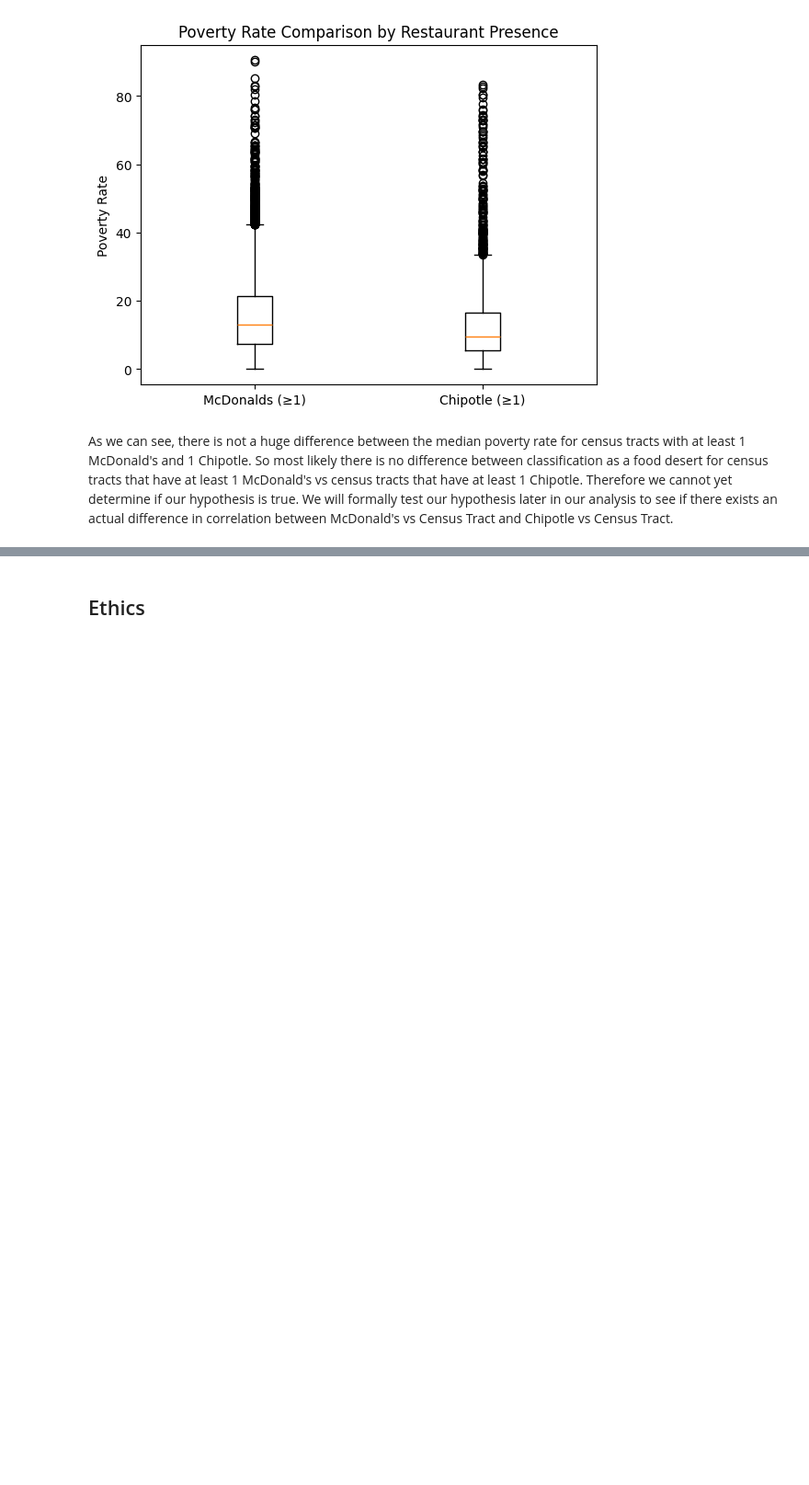
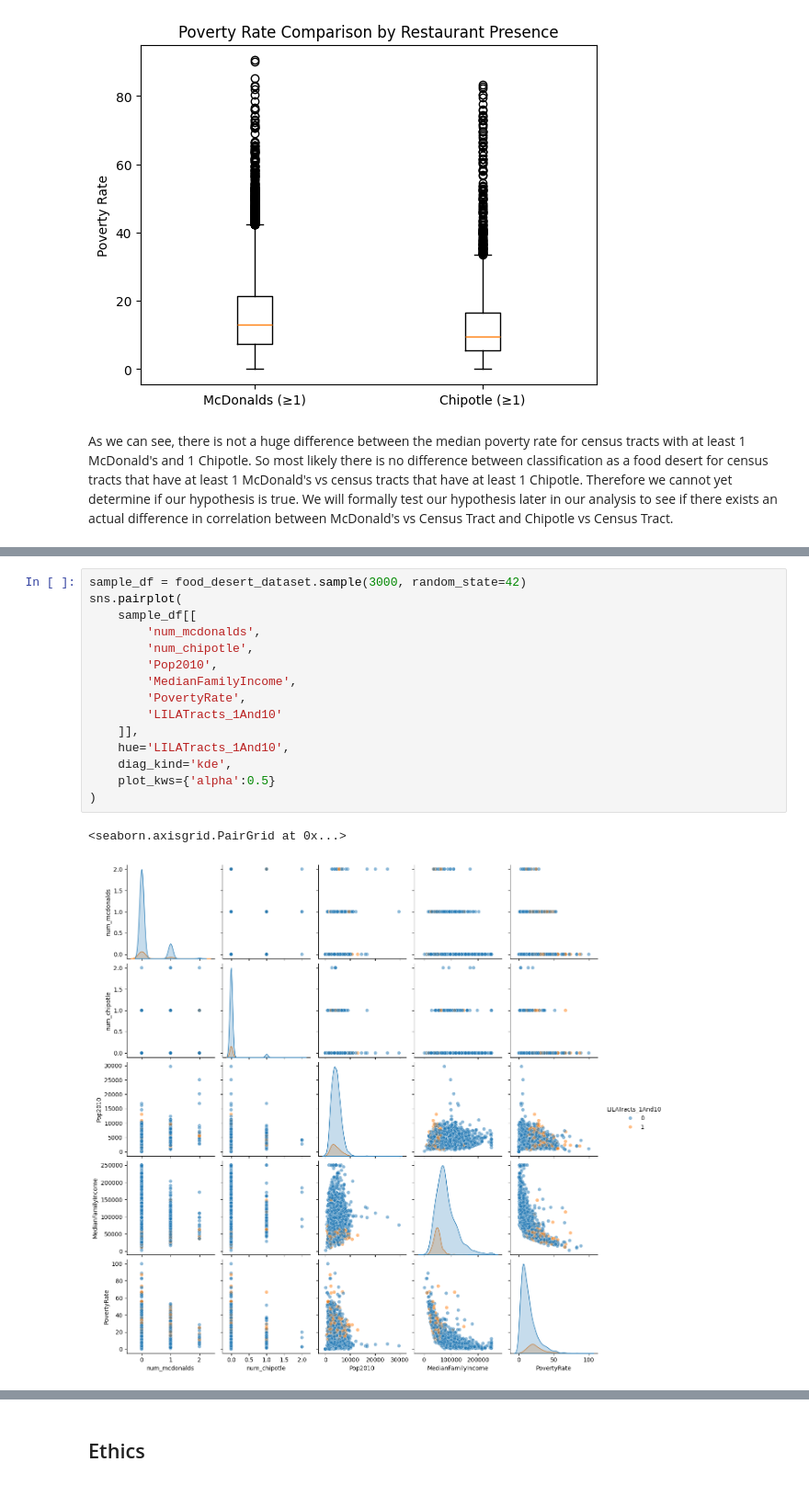
Before and after one commit to COGS108/Group085_WI26, a Jupyter notebook: 02-EDACheckpoint.ipynb, the cells around one changed output, grey strips where cells are left out. Shown at 92% size. Saved outputs shown, nothing was run; the diff lists cells and outputs as text; blank space fills up the shorter version.

```diff
--- a/02-EDACheckpoint.ipynb
+++ b/02-EDACheckpoint.ipynb
@@ -499,0 +560,18 @@ As we can see, there is not a huge difference between the median poverty rate fo
+# %%
+sample_df = food_desert_dataset.sample(3000, random_state=42)
+sns.pairplot(
+    sample_df[[
+        'num_mcdonalds',
+        'num_chipotle',
+        'Pop2010',
+        'MedianFamilyIncome',
+        'PovertyRate',
+        'LILATracts_1And10'
+    ]],
+    hue='LILATracts_1And10',
+    diag_kind='kde',
+    plot_kws={'alpha':0.5}
+)
+# %% [output]
+<seaborn.axisgrid.PairGrid at 0x...>
+[figure, added]
```
Also changed, not shown: parts of 7 cells of this notebook.
